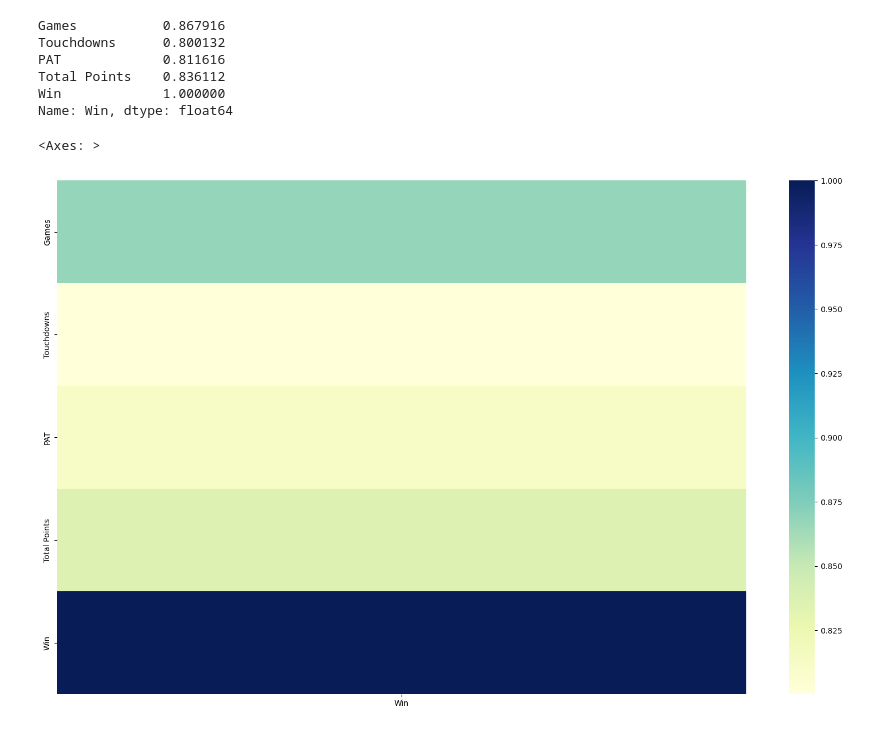
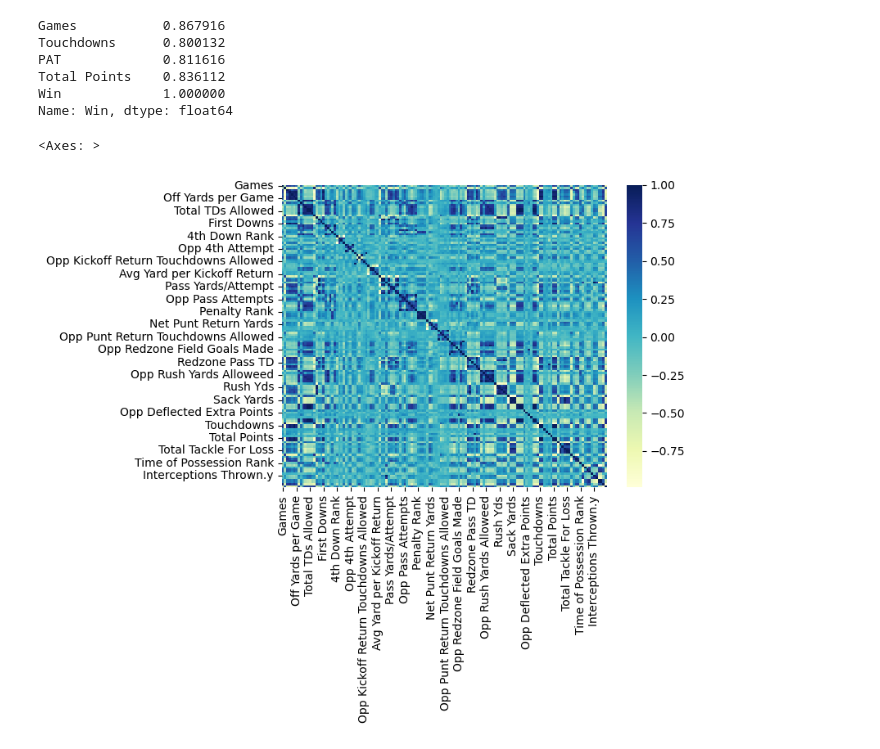
Before and after one commit to mansoorhamidzadeh/machine-learning-project, a Jupyter notebook: prepro/Untitled3.ipynb, the cells around one changed output. Cells and saved outputs as stored; diff of their text form; code cells hidden in the pictures.

```diff
--- a/prepro/Untitled3.ipynb
+++ b/prepro/Untitled3.ipynb
@@ -118,10 +118,10 @@ Total Points    0.836112
 Win             1.000000
 Name: Win, dtype: float64
 # %%
-plt.figure(figsize=(20,12))
-sns.heatmap(data_corr[data_corr['Win']>0.80][['Win']],cmap='YlGnBu')
+
+sns.heatmap(data_corr,cmap='YlGnBu')
 # %% [output]
 <Axes: >
-[figure, old version]
+[figure, new version]
 # %%
 pd.plotting.scatter_matrix(data_corr)
```
